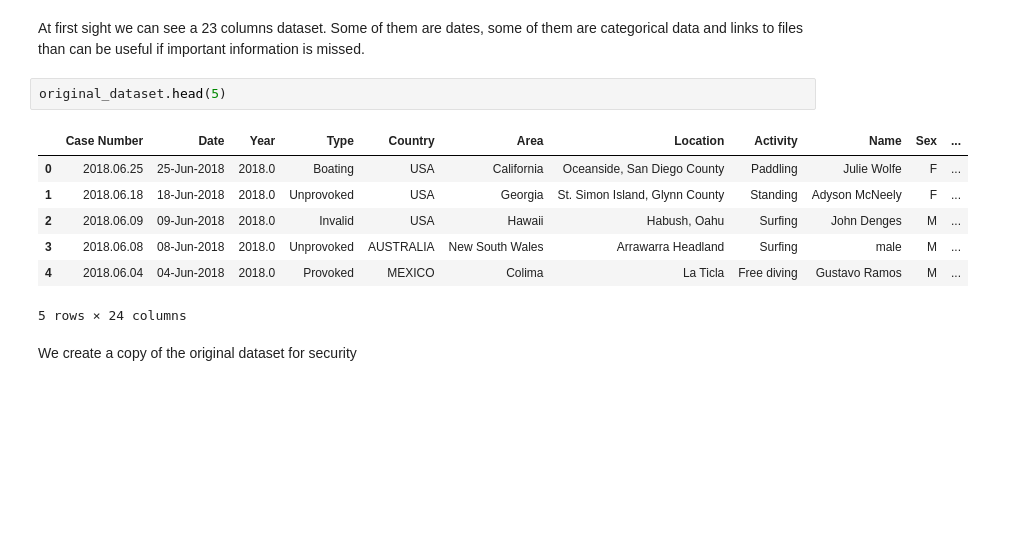
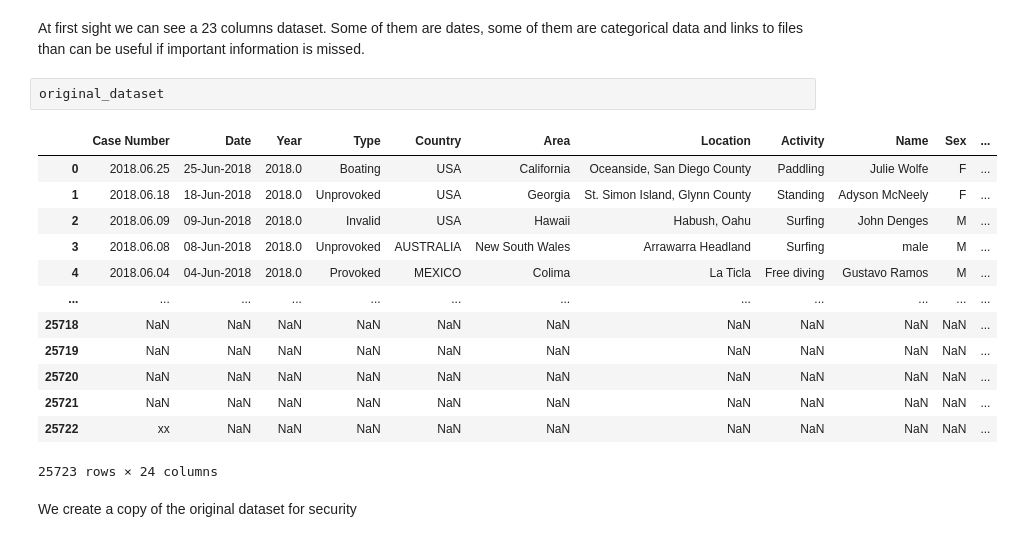
Before and after one commit to DavEst91/IH-W2-Global-Shark-Attacks, a Jupyter notebook: Cleaning_dataset.ipynb, the cells around one changed output. Cells and saved outputs as stored; diff of their text form; blank space fills up the shorter version.

```diff
--- a/Cleaning_dataset.ipynb
+++ b/Cleaning_dataset.ipynb
@@ -6,15 +7,21 @@ original_dataset=pd.read_csv('attacks.csv', encoding='latin-1')
 # %% [markdown]
 At first sight we can see a 23 columns dataset. Some of them are dates, some of them are categorical data and links to files than can be useful if important information is missed.
 # %%
-original_dataset.head(5)
+original_dataset
 # %% [output]
 |  | Case Number | Date | Year | Type | Country | Area | Location | Activity | Name | Sex | ... |
 | 0 | 2018.06.25 | 25-Jun-2018 | 2018.0 | Boating | USA | California | Oceanside, San Diego County | Paddling | Julie Wolfe | F | ... |
 | 1 | 2018.06.18 | 18-Jun-2018 | 2018.0 | Unprovoked | USA | Georgia | St. Simon Island, Glynn County | Standing | Adyson McNeely | F | ... |
 | 2 | 2018.06.09 | 09-Jun-2018 | 2018.0 | Invalid | USA | Hawaii | Habush, Oahu | Surfing | John Denges | M | ... |
 | 3 | 2018.06.08 | 08-Jun-2018 | 2018.0 | Unprovoked | AUSTRALIA | New South Wales | Arrawarra Headland | Surfing | male | M | ... |
 | 4 | 2018.06.04 | 04-Jun-2018 | 2018.0 | Provoked | MEXICO | Colima | La Ticla | Free diving | Gustavo Ramos | M | ... |
+| ... | ... | ... | ... | ... | ... | ... | ... | ... | ... | ... | ... |
+| 25718 | NaN | NaN | NaN | NaN | NaN | NaN | NaN | NaN | NaN | NaN | ... |
+| 25719 | NaN | NaN | NaN | NaN | NaN | NaN | NaN | NaN | NaN | NaN | ... |
+| 25720 | NaN | NaN | NaN | NaN | NaN | NaN | NaN | NaN | NaN | NaN | ... |
+| 25721 | NaN | NaN | NaN | NaN | NaN | NaN | NaN | NaN | NaN | NaN | ... |
+| 25722 | xx | NaN | NaN | NaN | NaN | NaN | NaN | NaN | NaN | NaN | ... |
-5 rows × 24 columns
+25723 rows × 24 columns
 # %% [markdown]
 We create a copy of the original dataset for security
 # %%
```
Also changed, not shown: parts of 22 cells of this notebook.
